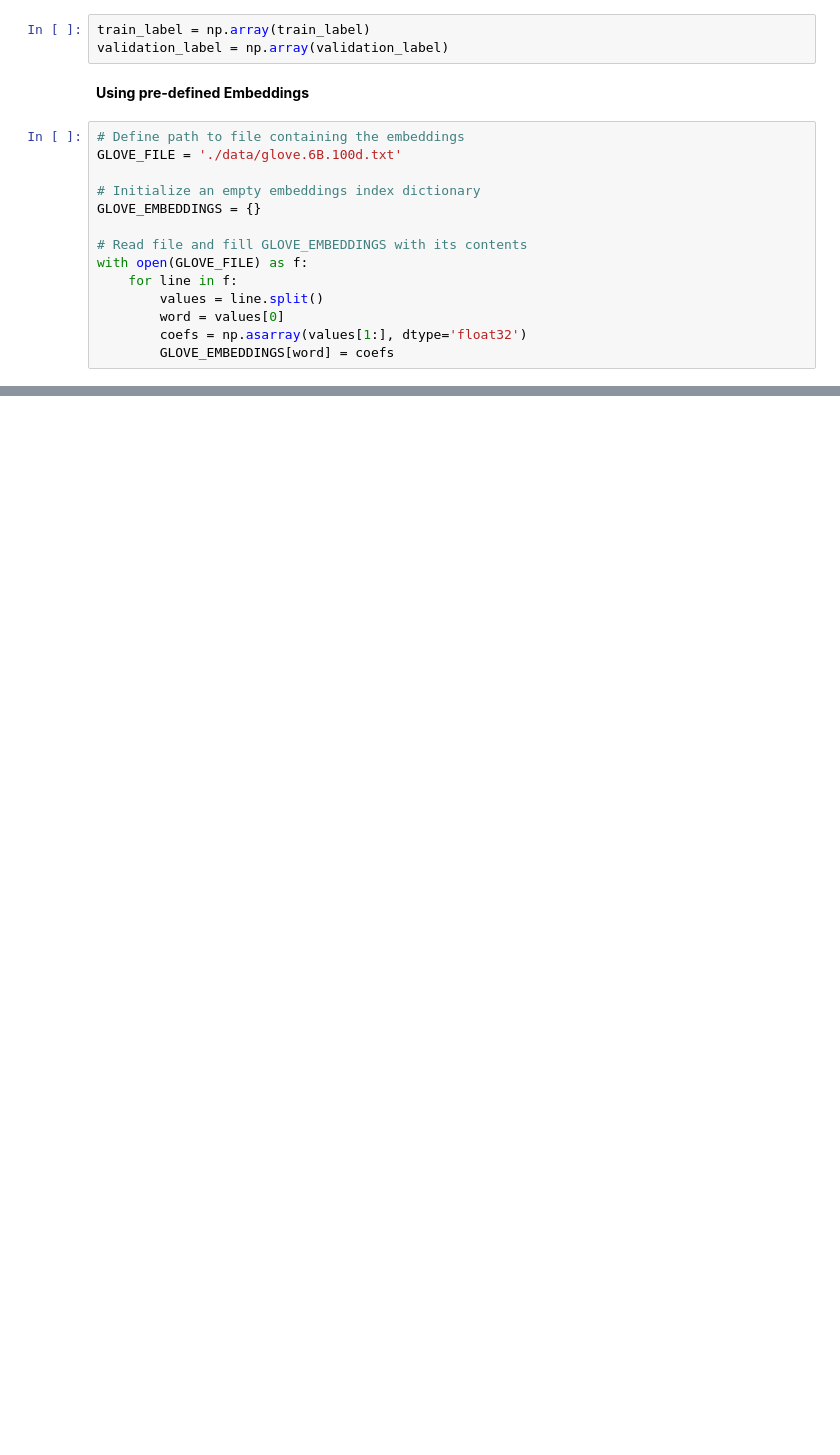
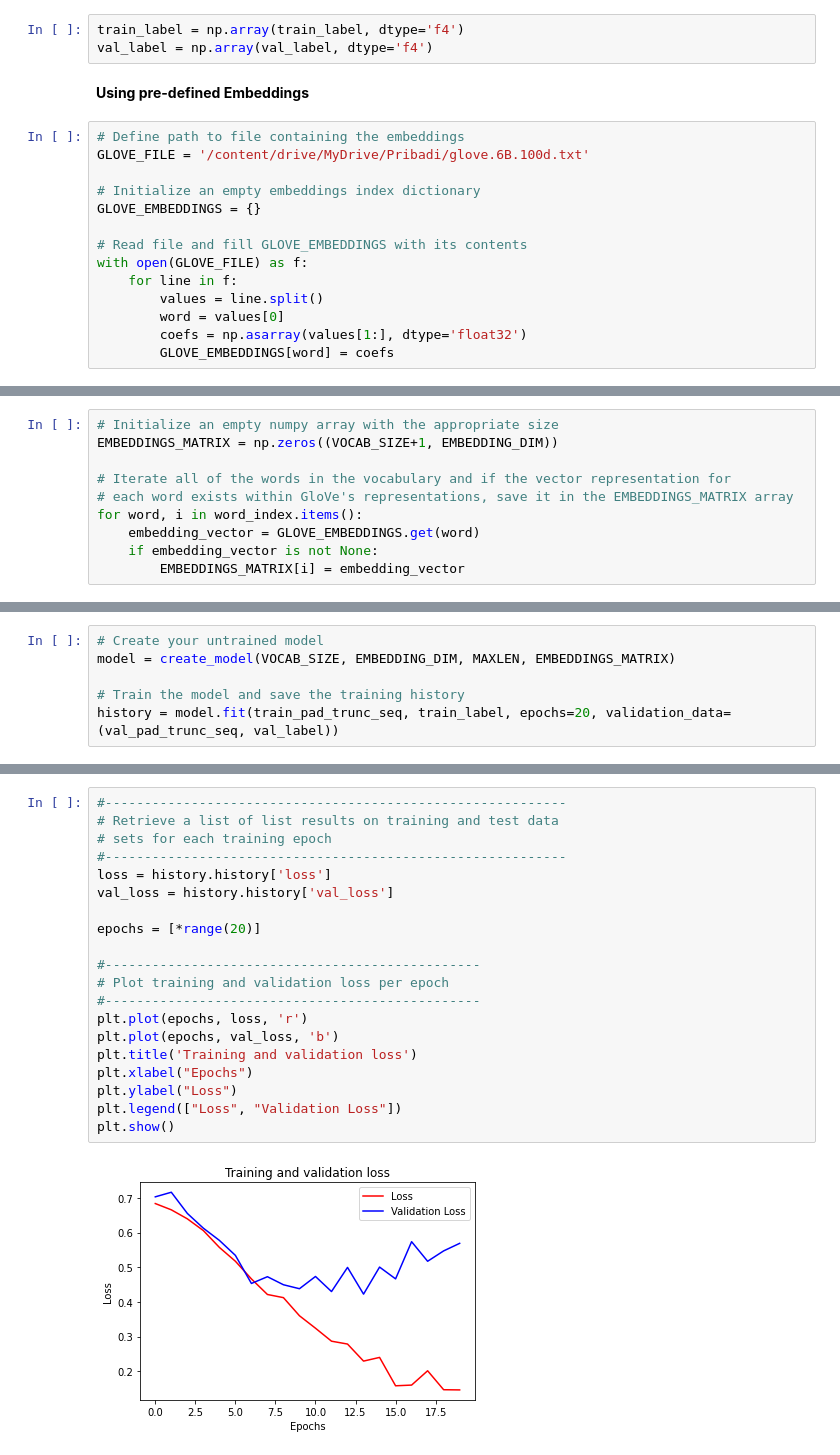
Before and after one commit to bangkit-team/IOH-chat-app, a Jupyter notebook: Machine Learning/code/feedbacks/model_review.ipynb, the cells around one changed output, grey strips where cells are left out. Drawn from its saved outputs; the diff is of its cells as text; blank space fills up the shorter version.

Commit message:
codingan membuat model review

```diff
--- a/Machine Learning/code/feedbacks/model_review.ipynb
+++ b/Machine Learning/code/feedbacks/model_review.ipynb
@@ -249,13 +280,13 @@ Padded and truncated training sequences have shape: (180, 16)
 
 Padded and truncated validation sequences have shape: (20, 16)
 # %%
-train_label = np.array(train_label)
-validation_label = np.array(validation_label)
+train_label = np.array(train_label, dtype='f4')
+val_label = np.array(val_label, dtype='f4')
 # %% [markdown]
 **Using pre-defined Embeddings**
 # %%
 # Define path to file containing the embeddings
-GLOVE_FILE = './data/glove.6B.100d.txt'
+GLOVE_FILE = '/content/drive/MyDrive/Pribadi/glove.6B.100d.txt'
 
 # Initialize an empty embeddings index dictionary
 GLOVE_EMBEDDINGS = {}
@@ -271,0 +333,10 @@ FileNotFoundError: ignored
+# %%
+# Initialize an empty numpy array with the appropriate size
+EMBEDDINGS_MATRIX = np.zeros((VOCAB_SIZE+1, EMBEDDING_DIM))
+
+# Iterate all of the words in the vocabulary and if the vector representation for
+# each word exists within GloVe's representations, save it in the EMBEDDINGS_MATRIX array
+for word, i in word_index.items():
+    embedding_vector = GLOVE_EMBEDDINGS.get(word)
+    if embedding_vector is not None:
+        EMBEDDINGS_MATRIX[i] = embedding_vector
@@ -271,0 +369,6 @@ FileNotFoundError: ignored
+# %%
+# Create your untrained model
+model = create_model(VOCAB_SIZE, EMBEDDING_DIM, MAXLEN, EMBEDDINGS_MATRIX)
+
+# Train the model and save the training history
+history = model.fit(train_pad_trunc_seq, train_label, epochs=20, validation_data=(val_pad_trunc_seq, val_label))
@@ -271,0 +396,22 @@ FileNotFoundError: ignored
+# %%
+#-----------------------------------------------------------
+# Retrieve a list of list results on training and test data
+# sets for each training epoch
+#-----------------------------------------------------------
+loss = history.history['loss']
+val_loss = history.history['val_loss']
+
+epochs = [*range(20)]
+
+#------------------------------------------------
+# Plot training and validation loss per epoch
+#------------------------------------------------
+plt.plot(epochs, loss, 'r')
+plt.plot(epochs, val_loss, 'b')
+plt.title('Training and validation loss')
+plt.xlabel("Epochs")
+plt.ylabel("Loss")
+plt.legend(["Loss", "Validation Loss"])
+plt.show()
+# %% [output]
+[figure, added]
```
Also changed, not shown: parts of 41 cells of this notebook.
